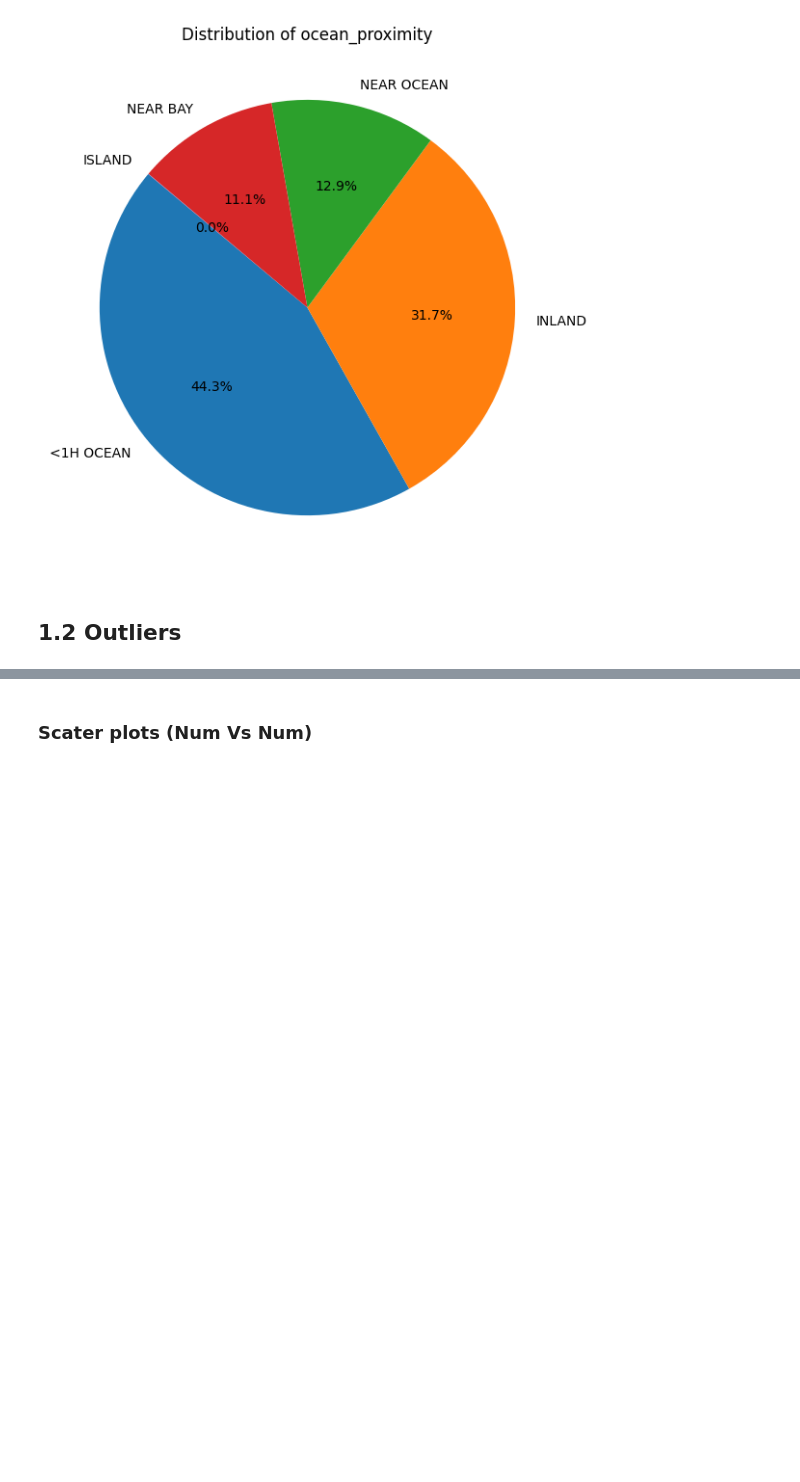
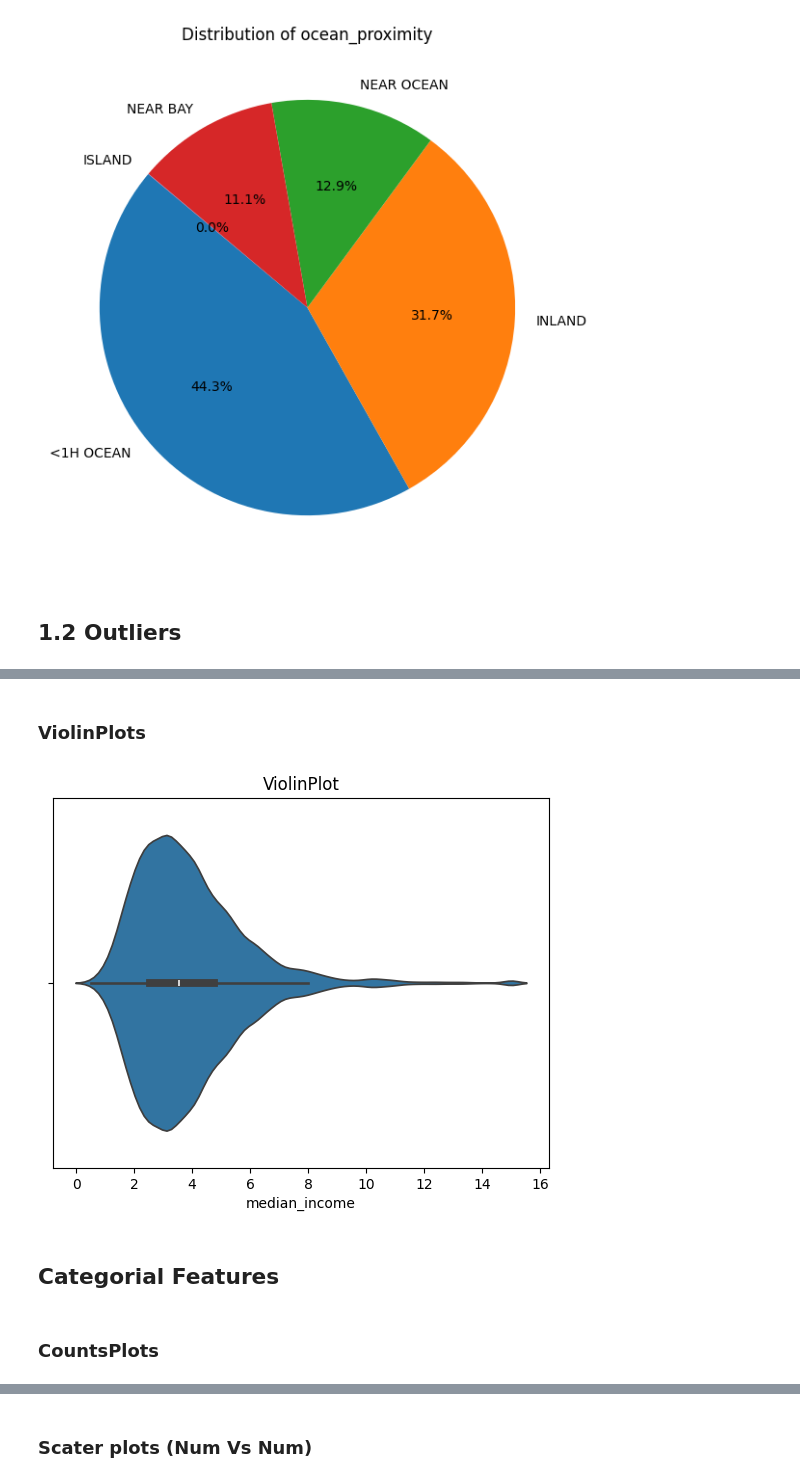
Before and after one commit to tevoshw/machine-learning, a Jupyter notebook: books/2. Data/2. Eda and Preprocessing/1.1 EdaPlots.ipynb, the cells around one changed output, grey strips where cells are left out. Cells and saved outputs as stored; diff of their text form; code cells hidden in the pictures; blank space fills up the shorter version.

```diff
--- a/books/2. Data/2. Eda and Preprocessing/1.1 EdaPlots.ipynb
+++ b/books/2. Data/2. Eda and Preprocessing/1.1 EdaPlots.ipynb
@@ -85,0 +112,12 @@ plt.show()
+# %% [markdown]
+### ViolinPlots
+# %%
+sns.violinplot(x=dataset['median_income'])
+plt.title('ViolinPlot')
+plt.show()
+# %% [output]
+[figure, added]
+# %% [markdown]
+## Categorial Features
+# %% [markdown]
+### CountsPlots
```
Also changed, not shown: parts of 39 cells of this notebook, 3 other files.
